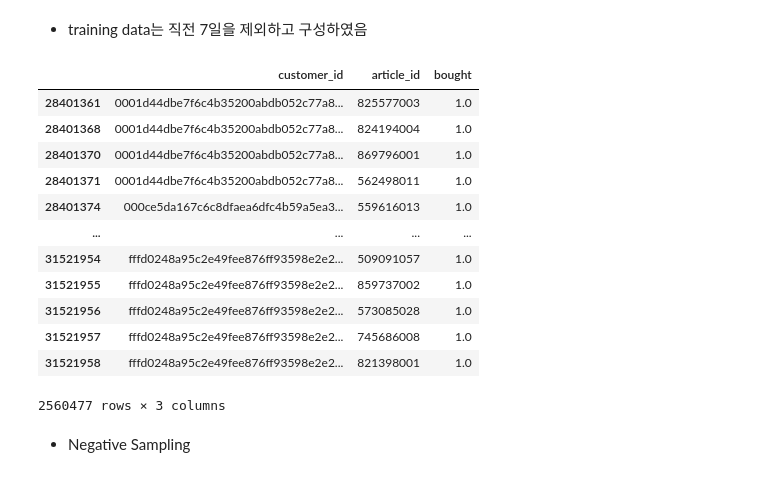
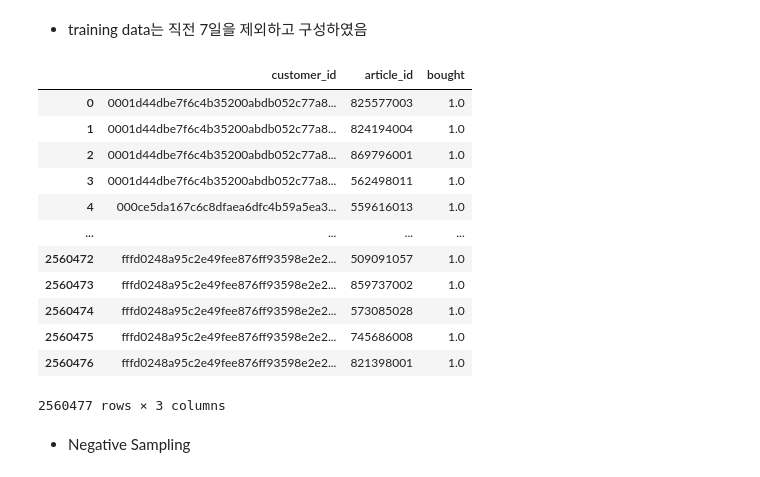
Before and after one commit to yonghyeokrhee/recomendation-fm, a Jupyter notebook: implicit.ipynb, the cells around one changed output. Saved outputs shown, nothing was run; the diff lists cells and outputs as text; code cells hidden in the pictures.

```diff
--- a/implicit.ipynb
+++ b/implicit.ipynb
@@ -12,0 +24,5 @@ articles_df = pd.read_csv('data/h-and-m-personalized-fashion-recommendations/art
+# %%
+transactions_df = pd.read_csv("data/transactions_sm.csv")
+# %%
+customers_df = pd.read_csv('data/customers_sm.csv')
+articles_df = pd.read_csv('data/articles_sm.csv')
@@ -318,45 +351,45 @@ start_date = pd.to_datetime('2020-07-01')
 end_date = pd.to_datetime('2020-09-22') - pd.Timedelta(7,'days')
 
 # Filter transactions by date
 transactions_df.t_dat = pd.to_datetime(transactions_df.t_dat)
 transactions_df = transactions_df.loc[transactions_df.t_dat >= start_date]
 transactions_df = transactions_df.loc[transactions_df.t_dat < end_date]
 
 # Get articles with at least num_articles purchases and remove the rest from the
 # transactions
-most_bought_articles = get_most_bought_articles(transactions_df, num_articles=100)
+most_bought_articles = get_most_bought_articles(transactions_df, num_articles=10)
 transactions_df = transactions_df.loc[transactions_df.article_id.isin(most_bought_articles)]
 
 article_ids = articles_df['article_id'].values
 customer_ids = customers_df['customer_id'].values
 
 num_articles = len(article_ids)
 num_customers = len(customer_ids)
 # Create dictionaries with mapping keys
 articles_id_to_idx = dict(zip(article_ids, range(num_articles)))
 customers_id_to_idx = dict(zip(customer_ids, range(num_customers)))
 
 train_df = transactions_df.copy()
 train_df = train_df[['customer_id', 'article_id']]
 
 num_transactions = train_df.shape[0]
 
 train_df['bought'] = np.ones(num_transactions)
 
 train_df
 # %% [output]
 |  | customer_id | article_id | bought |
-| 28401361 | 0001d44dbe7f6c4b35200abdb052c77a8... | 825577003 | 1.0 |
-| 28401368 | 0001d44dbe7f6c4b35200abdb052c77a8... | 824194004 | 1.0 |
-| 28401370 | 0001d44dbe7f6c4b35200abdb052c77a8... | 869796001 | 1.0 |
-| 28401371 | 0001d44dbe7f6c4b35200abdb052c77a8... | 562498011 | 1.0 |
-| 28401374 | 000ce5da167c6c8dfaea6dfc4b59a5ea3... | 559616013 | 1.0 |
+| 0 | 0001d44dbe7f6c4b35200abdb052c77a8... | 825577003 | 1.0 |
+| 1 | 0001d44dbe7f6c4b35200abdb052c77a8... | 824194004 | 1.0 |
+| 2 | 0001d44dbe7f6c4b35200abdb052c77a8... | 869796001 | 1.0 |
+| 3 | 0001d44dbe7f6c4b35200abdb052c77a8... | 562498011 | 1.0 |
+| 4 | 000ce5da167c6c8dfaea6dfc4b59a5ea3... | 559616013 | 1.0 |
 | ... | ... | ... | ... |
-| 31521954 | fffd0248a95c2e49fee876ff93598e2e2... | 509091057 | 1.0 |
-| 31521955 | fffd0248a95c2e49fee876ff93598e2e2... | 859737002 | 1.0 |
-| 31521956 | fffd0248a95c2e49fee876ff93598e2e2... | 573085028 | 1.0 |
-| 31521957 | fffd0248a95c2e49fee876ff93598e2e2... | 745686008 | 1.0 |
-| 31521958 | fffd0248a95c2e49fee876ff93598e2e2... | 821398001 | 1.0 |
+| 2560472 | fffd0248a95c2e49fee876ff93598e2e2... | 509091057 | 1.0 |
+| 2560473 | fffd0248a95c2e49fee876ff93598e2e2... | 859737002 | 1.0 |
+| 2560474 | fffd0248a95c2e49fee876ff93598e2e2... | 573085028 | 1.0 |
+| 2560475 | fffd0248a95c2e49fee876ff93598e2e2... | 745686008 | 1.0 |
+| 2560476 | fffd0248a95c2e49fee876ff93598e2e2... | 821398001 | 1.0 |
 2560477 rows × 3 columns
 # %% [markdown]
 - Negative Sampling
```
Also changed, not shown: parts of 58 cells of this notebook.
